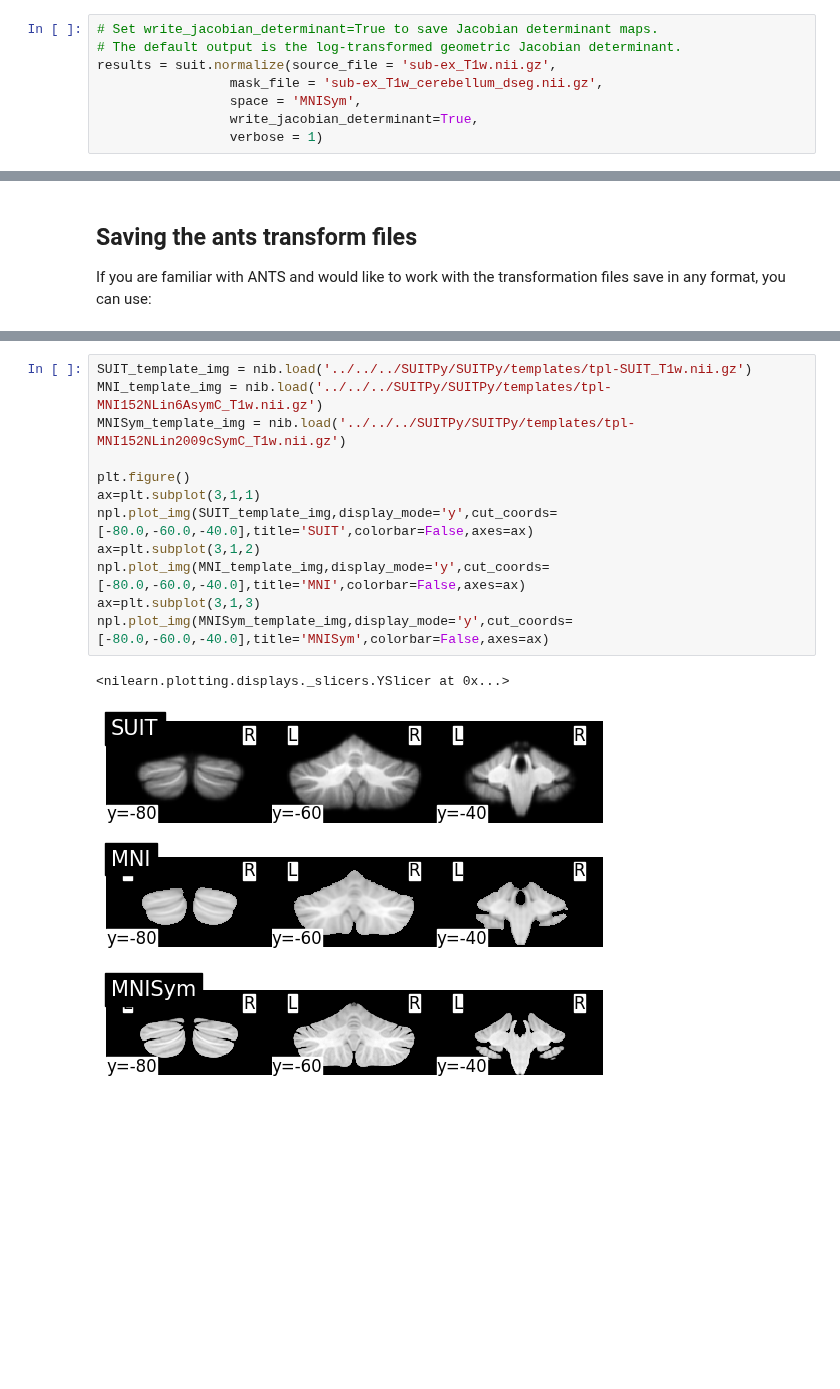
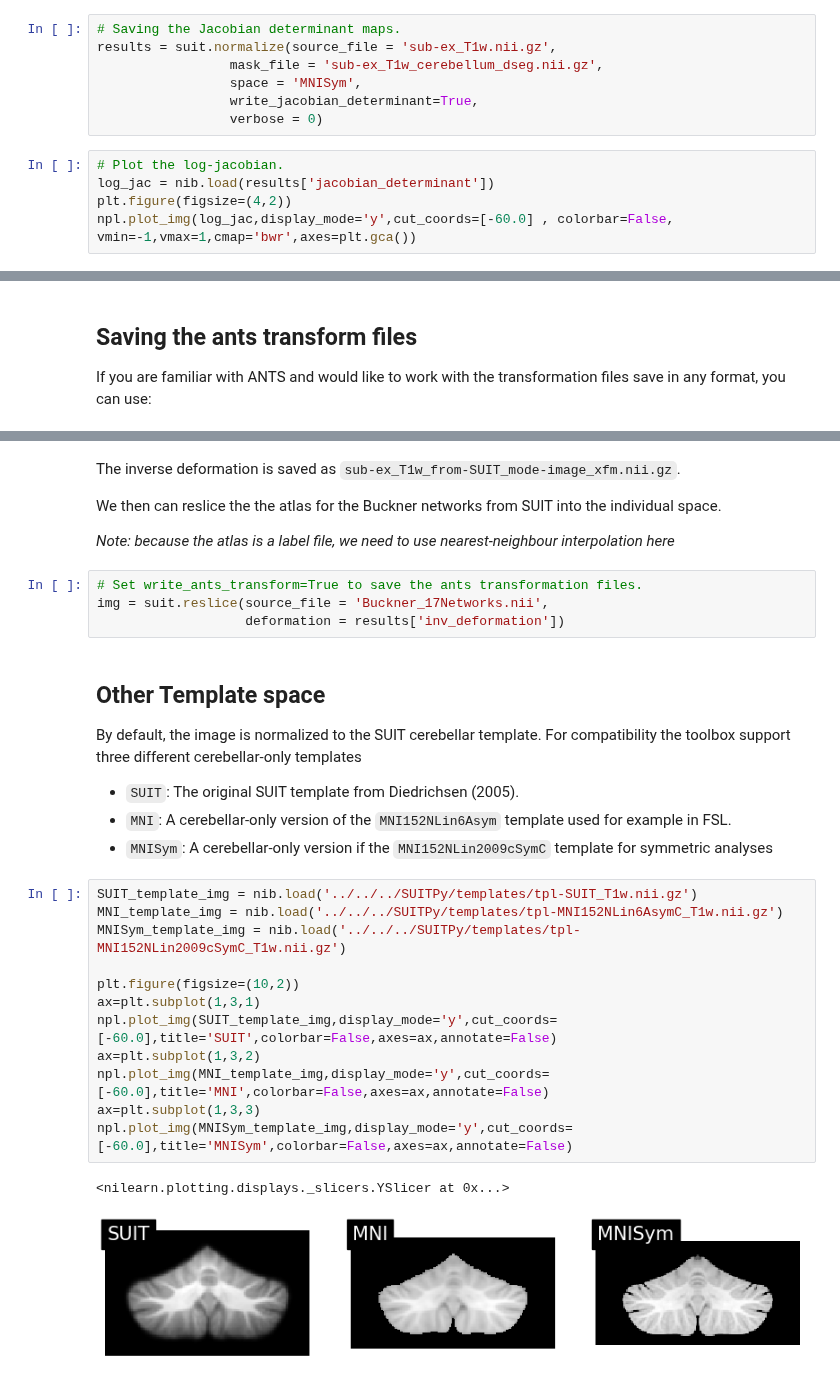
Before and after one commit to DiedrichsenLab/SUITPy, a Jupyter notebook: docs/source/tutorials/3.normalize_example.ipynb, the cells around one changed output, grey strips where cells are left out. Cells and saved outputs as stored; diff of their text form; blank space fills up the shorter version.

```diff
--- a/docs/source/tutorials/3.normalize_example.ipynb
+++ b/docs/source/tutorials/3.normalize_example.ipynb
@@ -59,8 +51,12 @@ results = suit.normalize(source_file = 'sub-ex_T1w.nii.gz',
 # %%
-# Set write_jacobian_determinant=True to save Jacobian determinant maps.
-# The default output is the log-transformed geometric Jacobian determinant.
+# Saving the Jacobian determinant maps.
 results = suit.normalize(source_file = 'sub-ex_T1w.nii.gz',
                  mask_file = 'sub-ex_T1w_cerebellum_dseg.nii.gz',
                  space = 'MNISym',
                  write_jacobian_determinant=True,
-                 verbose = 1)
+                 verbose = 0)
+# %%
+# Plot the log-jacobian.
+log_jac = nib.load(results['jacobian_determinant'])
+plt.figure(figsize=(4,2))
+npl.plot_img(log_jac,display_mode='y',cut_coords=[-60.0] , colorbar=False, vmin=-1,vmax=1,cmap='bwr',axes=plt.gca())
@@ -80,15 +86,32 @@ There are three different template space in SUITPy: SUIT, MNI and MNISym
+# %% [markdown]
+The inverse deformation is saved as `sub-ex_T1w_from-SUIT_mode-image_xfm.nii.gz`.
+
+We then can reslice the the atlas for the Buckner networks from SUIT into the individual space.
+
+*Note: because the atlas is a label file, we need to use nearest-neighbour interpolation here*
+# %%
+# Set write_ants_transform=True to save the ants transformation files.
+img = suit.reslice(source_file = 'Buckner_17Networks.nii',
+                   deformation = results['inv_deformation'])
+# %% [markdown]
+## Other  Template space
+By default, the image is normalized to the SUIT cerebellar template. For compatibility the toolbox support three different cerebellar-only templates
+
+* `SUIT`: The original SUIT template from Diedrichsen (2005).
+* `MNI`:  A cerebellar-only version of the `MNI152NLin6Asym` template used for example in FSL.
+* `MNISym`: A cerebellar-only version if the `MNI152NLin2009cSymC` template for symmetric analyses
 # %%
-SUIT_template_img = nib.load('../../../SUITPy/SUITPy/templates/tpl-SUIT_T1w.nii.gz')
-MNI_template_img = nib.load('../../../SUITPy/SUITPy/templates/tpl-MNI152NLin6AsymC_T1w.nii.gz')
-MNISym_template_img = nib.load('../../../SUITPy/SUITPy/templates/tpl-MNI152NLin2009cSymC_T1w.nii.gz')
+SUIT_template_img = nib.load('../../../SUITPy/templates/tpl-SUIT_T1w.nii.gz')
+MNI_template_img = nib.load('../../../SUITPy/templates/tpl-MNI152NLin6AsymC_T1w.nii.gz')
+MNISym_template_img = nib.load('../../../SUITPy/templates/tpl-MNI152NLin2009cSymC_T1w.nii.gz')
 
-plt.figure()
-ax=plt.subplot(3,1,1)
-npl.plot_img(SUIT_template_img,display_mode='y',cut_coords=[-80.0,-60.0,-40.0],title='SUIT',colorbar=False,axes=ax)
-ax=plt.subplot(3,1,2)
-npl.plot_img(MNI_template_img,display_mode='y',cut_coords=[-80.0,-60.0,-40.0],title='MNI',colorbar=False,axes=ax)
-ax=plt.subplot(3,1,3)
-npl.plot_img(MNISym_template_img,display_mode='y',cut_coords=[-80.0,-60.0,-40.0],title='MNISym',colorbar=False,axes=ax)
+plt.figure(figsize=(10,2))
+ax=plt.subplot(1,3,1)
+npl.plot_img(SUIT_template_img,display_mode='y',cut_coords=[-60.0],title='SUIT',colorbar=False,axes=ax,annotate=False)
+ax=plt.subplot(1,3,2)
+npl.plot_img(MNI_template_img,display_mode='y',cut_coords=[-60.0],title='MNI',colorbar=False,axes=ax,annotate=False)
+ax=plt.subplot(1,3,3)
+npl.plot_img(MNISym_template_img,display_mode='y',cut_coords=[-60.0],title='MNISym',colorbar=False,axes=ax,annotate=False)
 # %% [output]
 <nilearn.plotting.displays._slicers.YSlicer at 0x...>
-[figure, old version]
+[figure, new version]
```
Also changed, not shown: parts of 17 cells of this notebook, 8 other files.
